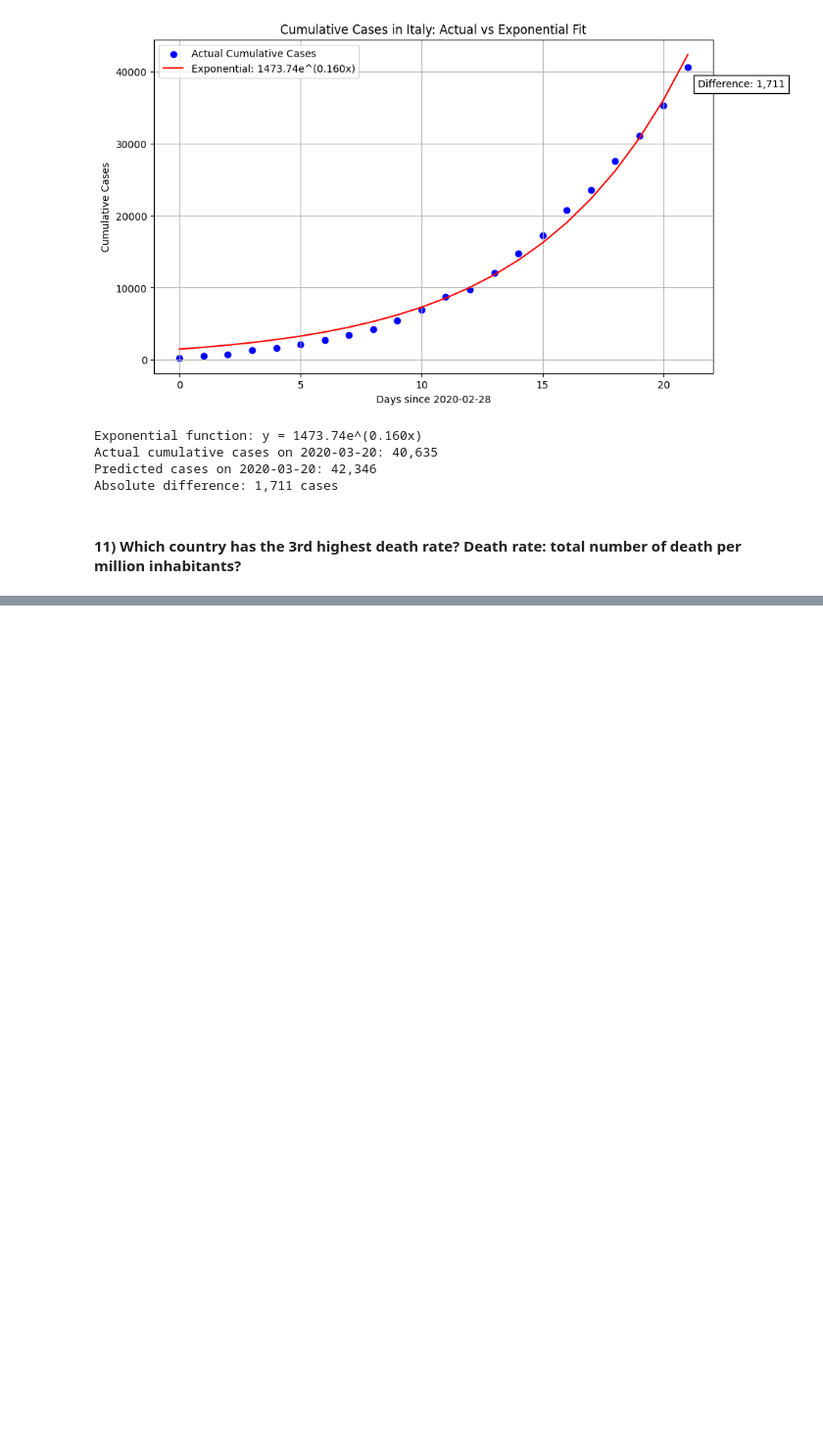
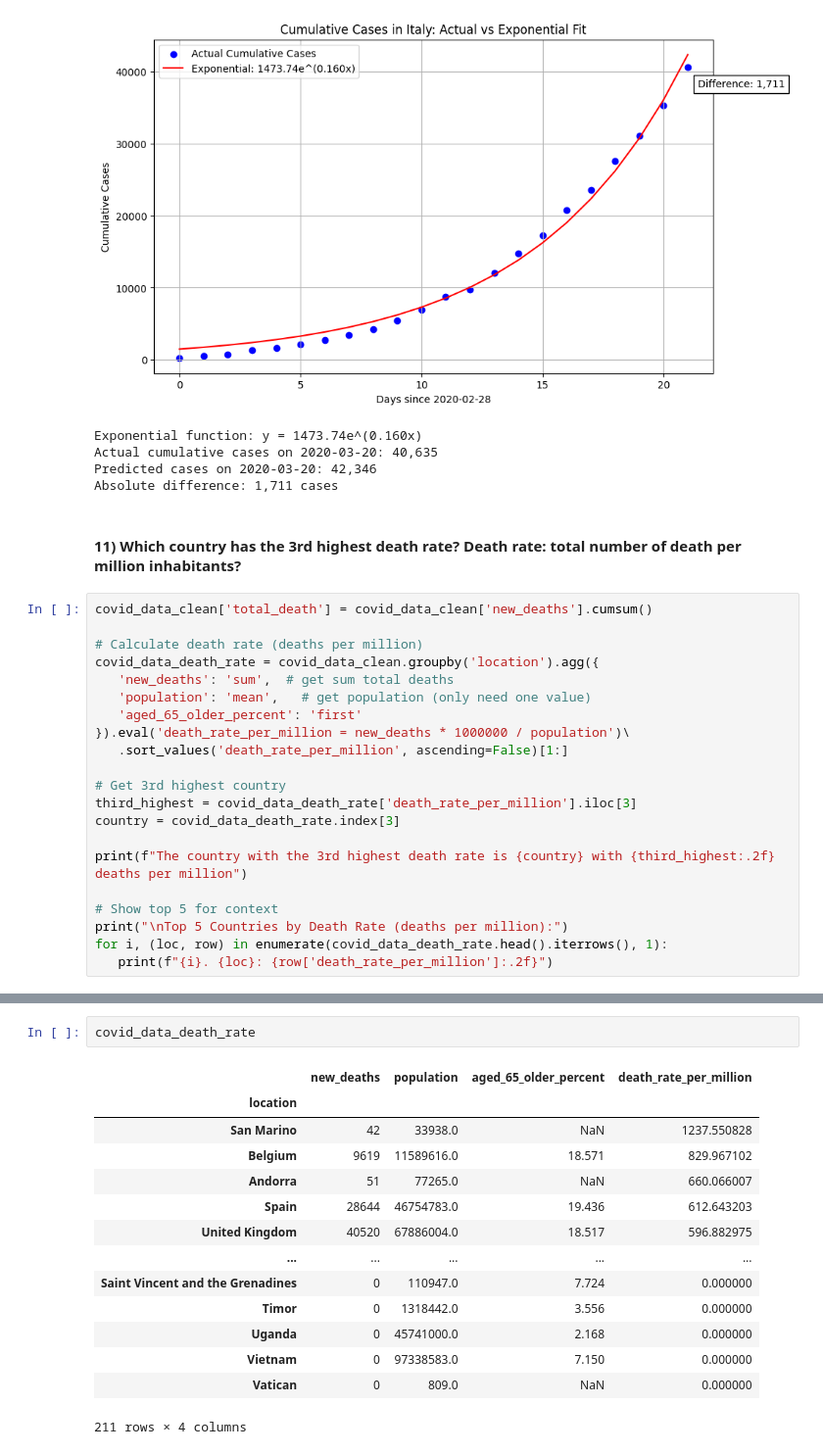
Before and after one commit to Echooed/cardio_cov, a Jupyter notebook: notebooks/cardio_cov_data_cleaning_new.ipynb, the cells around one changed output, grey strips where cells are left out. Shown at 98% size. Drawn from its saved outputs; the diff is of its cells as text; blank space fills up the shorter version.

```diff
--- a/notebooks/cardio_cov_data_cleaning_new.ipynb
+++ b/notebooks/cardio_cov_data_cleaning_new.ipynb
@@ -1085,3 +1085,24 @@ Predicted cases on 2020-03-20: 42,346
 Absolute difference: 1,711 cases
 # %% [markdown]
 #### 11) Which country has the 3rd highest death rate? Death rate: total number of death per million inhabitants?
+# %%
+covid_data_clean['total_death'] = covid_data_clean['new_deaths'].cumsum()
+
+# Calculate death rate (deaths per million)
+covid_data_death_rate = covid_data_clean.groupby('location').agg({
+   'new_deaths': 'sum',  # get sum total deaths
+   'population': 'mean',   # get population (only need one value)
+   'aged_65_older_percent': 'first'
+}).eval('death_rate_per_million = new_deaths * 1000000 / population')\
+   .sort_values('death_rate_per_million', ascending=False)[1:]
+
+# Get 3rd highest country
+third_highest = covid_data_death_rate['death_rate_per_million'].iloc[3]
+country = covid_data_death_rate.index[3]
+
+print(f"The country with the 3rd highest death rate is {country} with {third_highest:.2f} deaths per million")
+
+# Show top 5 for context
+print("\nTop 5 Countries by Death Rate (deaths per million):")
+for i, (loc, row) in enumerate(covid_data_death_rate.head().iterrows(), 1):
+   print(f"{i}. {loc}: {row['death_rate_per_million']:.2f}")
@@ -1087,0 +1124,17 @@ Absolute difference: 1,711 cases
+# %%
+covid_data_death_rate
+# %% [output]
+|  | new_deaths | population | aged_65_older_percent | death_rate_per_million |
+| location |  |  |  |  |
+| San Marino | 42 | 33938.0 | NaN | 1237.550828 |
+| Belgium | 9619 | 11589616.0 | 18.571 | 829.967102 |
+| Andorra | 51 | 77265.0 | NaN | 660.066007 |
+| Spain | 28644 | 46754783.0 | 19.436 | 612.643203 |
+| United Kingdom | 40520 | 67886004.0 | 18.517 | 596.882975 |
+| ... | ... | ... | ... | ... |
+| Saint Vincent and the Grenadines | 0 | 110947.0 | 7.724 | 0.000000 |
+| Timor | 0 | 1318442.0 | 3.556 | 0.000000 |
+| Uganda | 0 | 45741000.0 | 2.168 | 0.000000 |
+| Vietnam | 0 | 97338583.0 | 7.150 | 0.000000 |
+| Vatican | 0 | 809.0 | NaN | 0.000000 |
+211 rows × 4 columns
```
Also changed, not shown: parts of 11 cells of this notebook.
